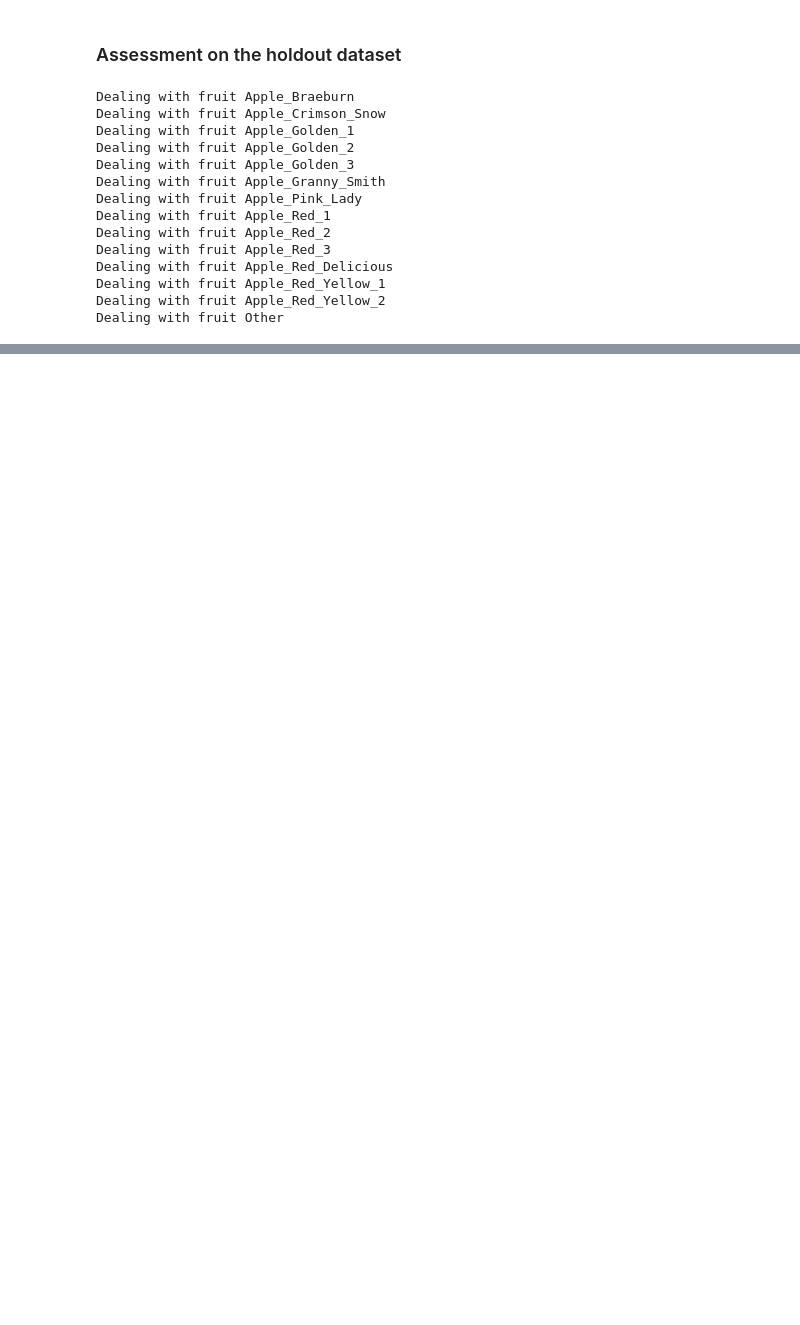
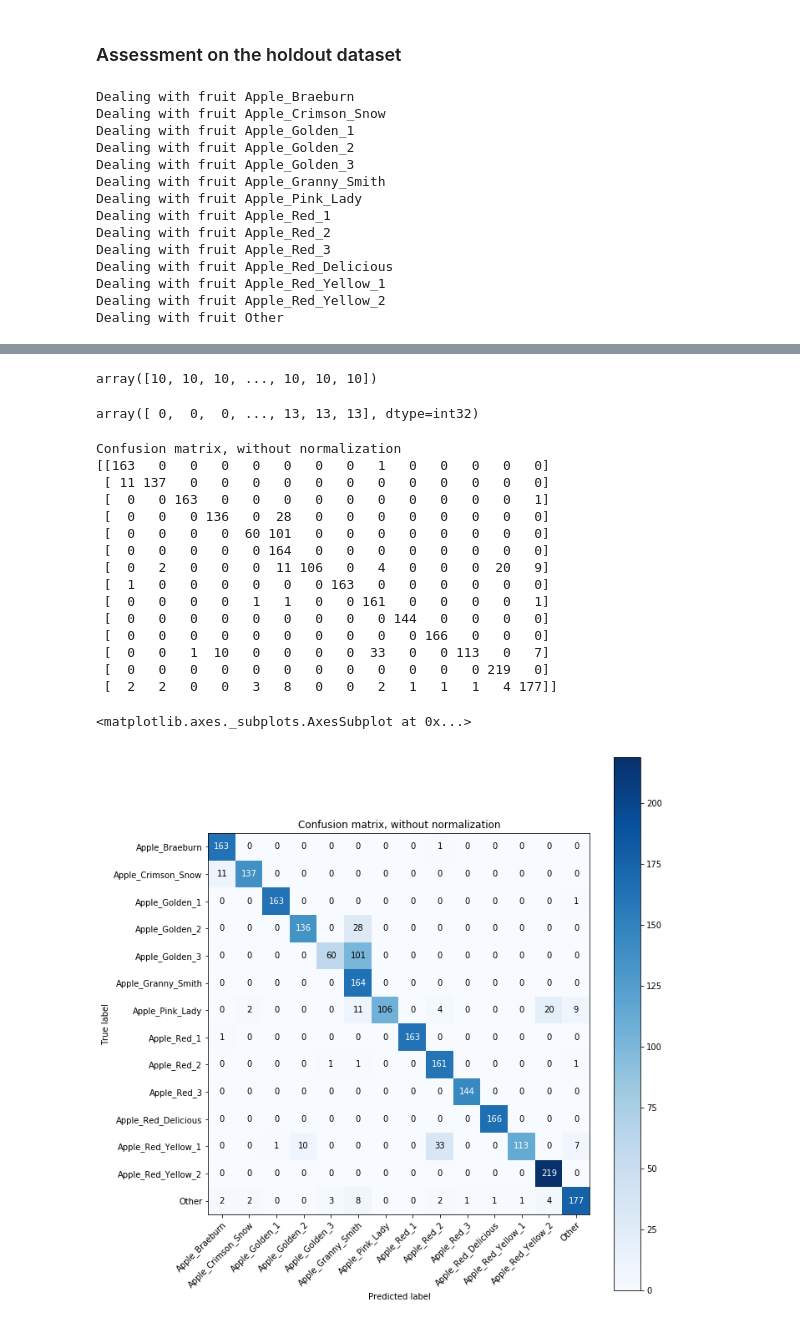
Before and after one commit to rmartinshort/FruitClassification, a Jupyter notebook: Apple_Classifier_CNN.ipynb, the cells around one changed output, grey strips where cells are left out. Drawn from its saved outputs; the diff is of its cells as text; code cells hidden in the pictures; blank space fills up the shorter version.

```diff
--- a/Apple_Classifier_CNN.ipynb
+++ b/Apple_Classifier_CNN.ipynb
@@ -35,6 +55,7 @@ Specify the locations of the training and validation datasets, and the sizes of
 # %%
 train_dir = 'apples_for_CNN/train/'
 val_dir = 'apples_for_CNN/val'
+holdout_dir = 'apples_for_CNN/holdout'
 BATCH_SIZE = 20
 HEIGHT = 224
 WIDTH = 224
@@ -83,3 +104,6 @@ test_generator = datagen_val.flow_from_directory(val_dir,\
     target_size=(HEIGHT,WIDTH),class_mode='categorical',shuffle=False)
 # %% [output]
 Found 2068 images belonging to 14 classes.
+# %%
+holdout_generator = datagen_val.flow_from_directory(holdout_dir,\
+    target_size=(HEIGHT,WIDTH),class_mode='categorical',shuffle=False)
@@ -250,6 +276,9 @@ dict_keys(['val_loss', 'val_acc', 'loss', 'acc'])
 ### Assessment on the holdout dataset
 # %%
 fruits_accuracy_dict = classes_dict.copy()
+
+true_classes = []
+predicted_classes = []
 
 for fruit in classes_dict:
 
@@ -268,6 +297,10 @@ for fruit in classes_dict:
     pred = final_model.predict(input_image)
     #get the class
     myclass = np.argmax(pred)
+
+    true_classes.append(correct_class)
+    predicted_classes.append(myclass)
+
     if myclass == correct_class:
       correct_classes += 1
 
@@ -313,0 +347,2 @@ np.mean(list(fruits_accuracy_dict.values()))
+# %%
+output_classes = list(holdout_generator.class_indices.keys())
@@ -313,0 +376,8 @@ np.mean(list(fruits_accuracy_dict.values()))
+# %%
+y_pred
+# %% [output]
+array([10, 10, 10, ..., 10, 10, 10])
+# %%
+holdout_generator.classes
+# %% [output]
+array([ 0,  0,  0, ..., 13, 13, 13], dtype=int32)
@@ -313,0 +437,20 @@ np.mean(list(fruits_accuracy_dict.values()))
+# %%
+plot_confusion_matrix(np.array(true_classes),np.array(predicted_classes),output_classes)
+# %% [output]
+Confusion matrix, without normalization
+[[163   0   0   0   0   0   0   0   1   0   0   0   0   0]
+ [ 11 137   0   0   0   0   0   0   0   0   0   0   0   0]
+ [  0   0 163   0   0   0   0   0   0   0   0   0   0   1]
+ [  0   0   0 136   0  28   0   0   0   0   0   0   0   0]
+ [  0   0   0   0  60 101   0   0   0   0   0   0   0   0]
+ [  0   0   0   0   0 164   0   0   0   0   0   0   0   0]
+ [  0   2   0   0   0  11 106   0   4   0   0   0  20   9]
+ [  1   0   0   0   0   0   0 163   0   0   0   0   0   0]
+ [  0   0   0   0   1   1   0   0 161   0   0   0   0   1]
+ [  0   0   0   0   0   0   0   0   0 144   0   0   0   0]
+ [  0   0   0   0   0   0   0   0   0   0 166   0   0   0]
+ [  0   0   1  10   0   0   0   0  33   0   0 113   0   7]
+ [  0   0   0   0   0   0   0   0   0   0   0   0 219   0]
+ [  2   2   0   0   3   8   0   0   2   1   1   1   4 177]]
+<matplotlib.axes._subplots.AxesSubplot at 0x...>
+[figure, added]
```
Also changed, not shown: parts of 11 cells of this notebook.
